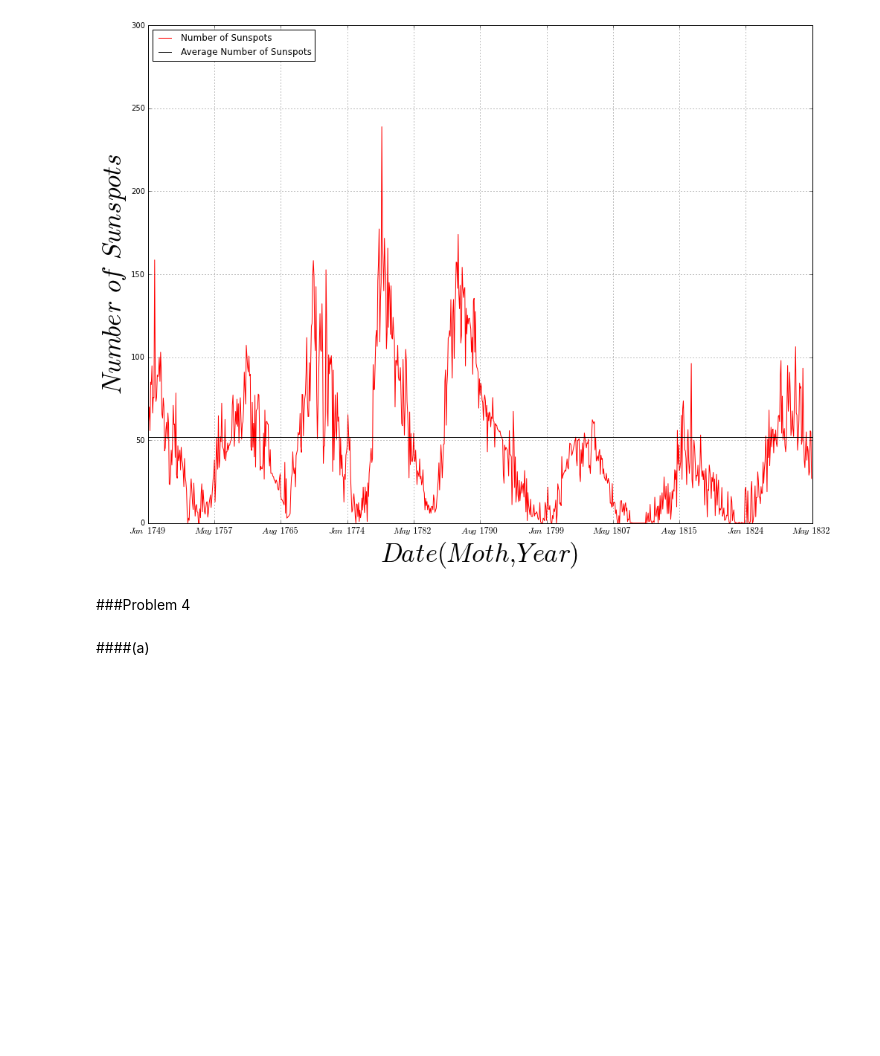
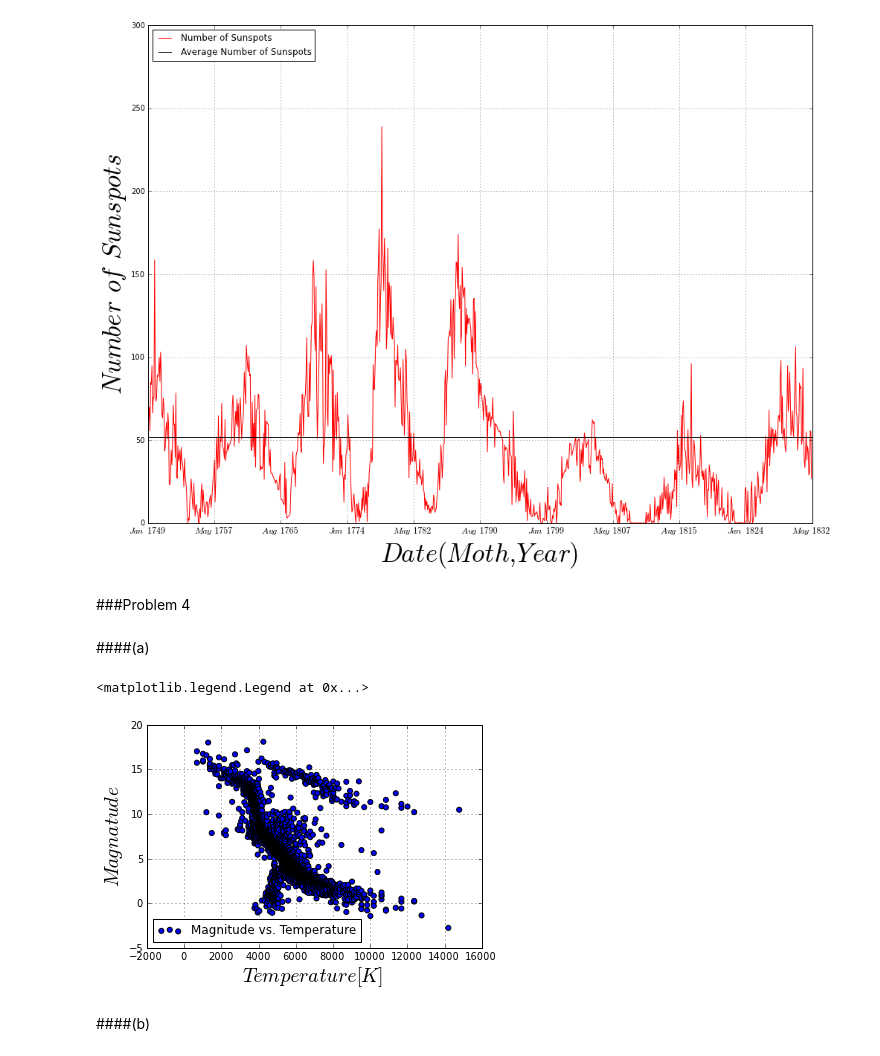
Before and after one commit to wsnyderPHYS202/PHYS202-S13, a Jupyter notebook: Week3/GraphicsEx2.ipynb, the cells around one changed output. Saved outputs shown, nothing was run; the diff lists cells and outputs as text; code cells hidden in the pictures; blank space fills up the shorter version.

Commit message:
Updating GraphicsEx2

```diff
--- a/Week3/GraphicsEx2.ipynb
+++ b/Week3/GraphicsEx2.ipynb
@@ -164,3 +164,20 @@ plt.legend(loc = "upper left")
 ###Problem 4
 # %% [markdown]
 ####(a)
+# %%
+data = loadtxt("stars.txt",float)
+starx = data[:,0]
+stary = data[:,1]
+# %%
+scatter(starx,stary, label = "Magnitude vs. Temperature",)
+
+plt.xlabel("$Temperature[K]$", fontsize = 20)
+plt.ylabel("$Magnatude$", fontsize = 20)
+
+grid(True)
+legend(loc = "lower left")
+# %% [output]
+<matplotlib.legend.Legend at 0x...>
+[figure, added]
+# %% [markdown]
+####(b)
```
Also changed, not shown: parts of 2 cells of this notebook.
